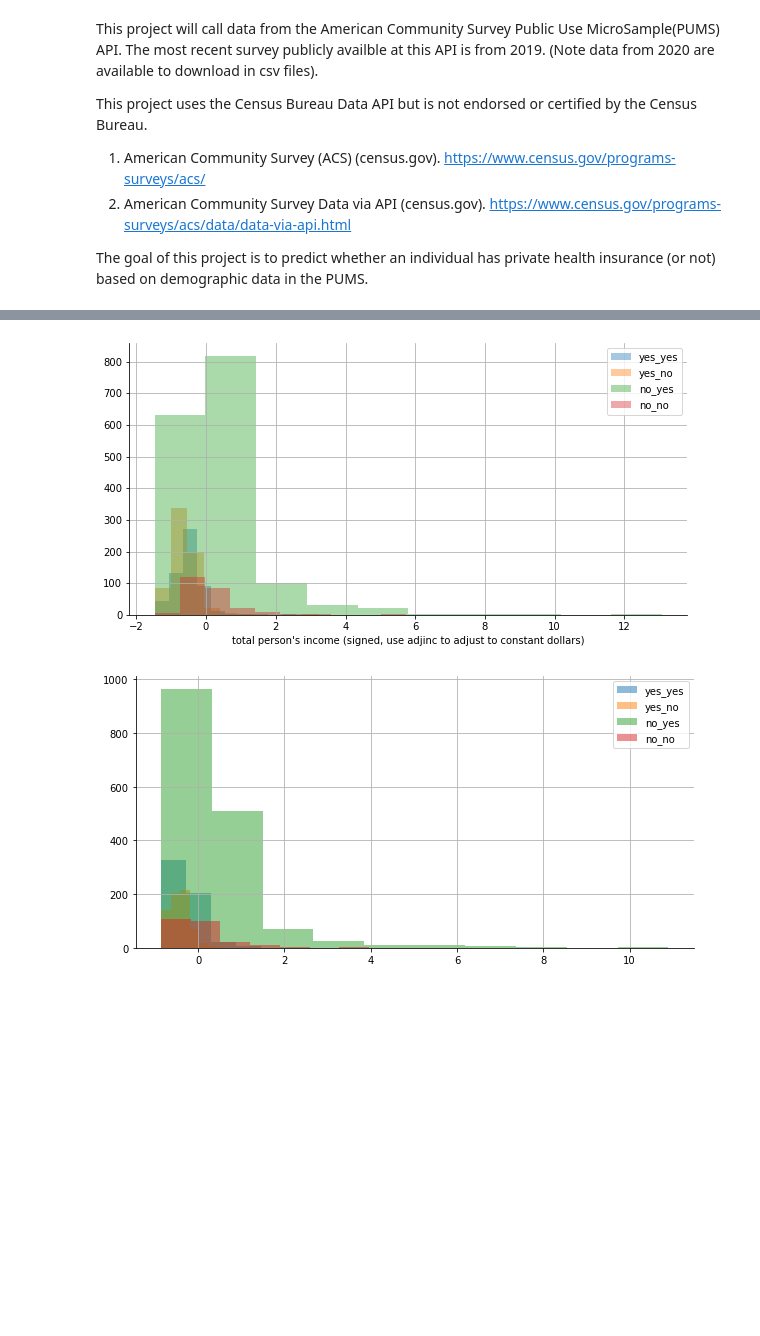
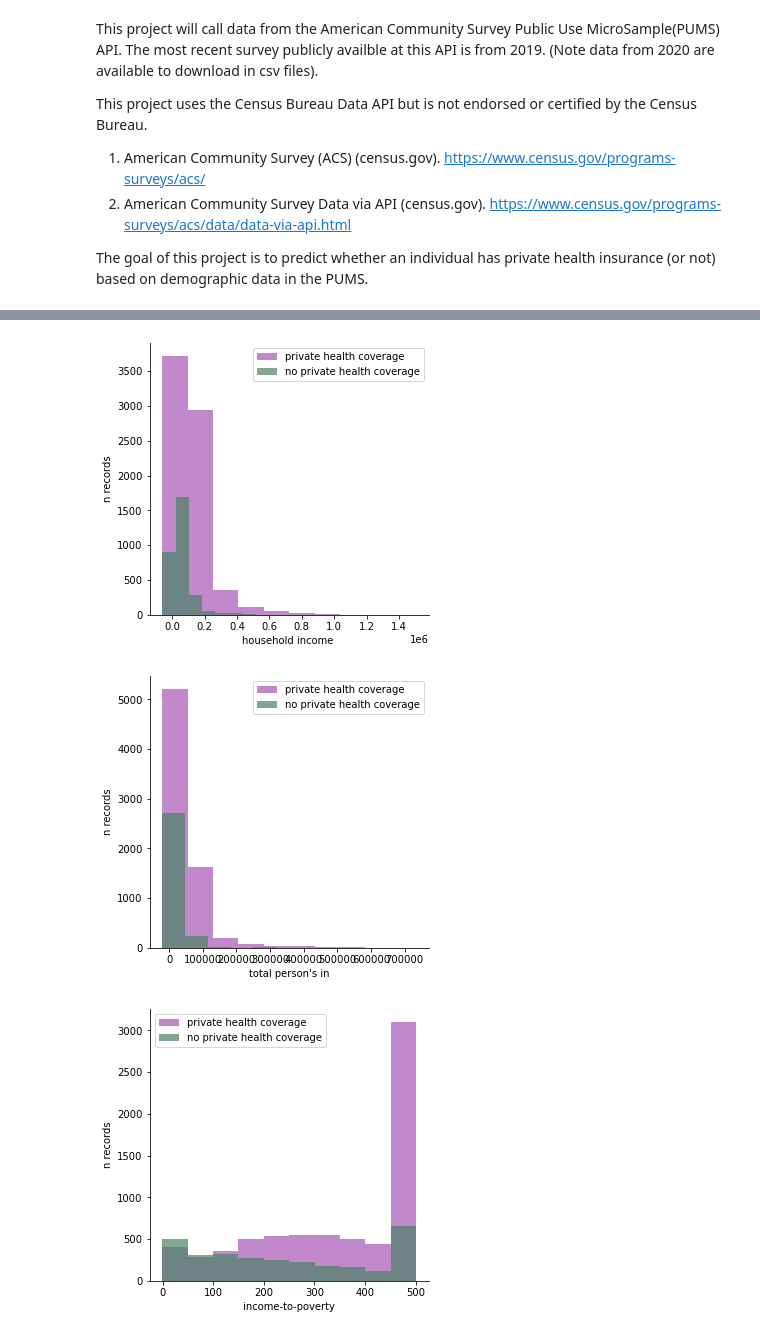
Before and after one commit to kadougherty/census_healthinsurance, a Jupyter notebook: 6.assessing final model.ipynb, the cells around one changed output, grey strips where cells are left out. Cells and saved outputs as stored; diff of their text form; code cells hidden in the pictures; blank space fills up the shorter version.

```diff
--- a/6.assessing final model.ipynb
+++ b/6.assessing final model.ipynb
@@ -106,26 +88,25 @@ no_no   = (y_pred == 0) & (y_test == 0)
-# %%
-fig = plt.figure(figsize=(10,5))
-ax = fig.add_subplot(111)
-alpha = 0.4
-outcome['HINCP'].loc[yes_yes].hist(ax=ax,alpha=alpha)
-outcome['HINCP'].loc[yes_no].hist(ax=ax,alpha=alpha)
-outcome['HINCP'].loc[no_yes].hist(ax=ax,alpha=alpha)
-outcome['HINCP'].loc[no_no].hist(ax=ax,alpha=alpha)
-sns.despine()
-plt.legend(labels=['yes_yes','yes_no','no_yes','no_no'])
-plt.xlabel(feat['HINCP'])
-plt.show()
-# %% [output]
-[figure, removed]
-# %%
-fig = plt.figure(figsize=(10,5))
-ax = fig.add_subplot(111)
-outcome['PINCP'].loc[yes_yes].hist(ax=ax,alpha=0.5)
-outcome['PINCP'].loc[yes_no].hist(ax=ax,alpha=0.5)
-outcome['PINCP'].loc[no_yes].hist(ax=ax,alpha=0.5)
-outcome['PINCP'].loc[no_no].hist(ax=ax,alpha=0.5)
-sns.despine()
-plt.legend(labels=['yes_yes','yes_no','no_yes','no_no'])
-plt.show()
-# %% [output]
-[figure, removed]
+# %%
+colors = sns.diverging_palette(145, 300,s=60, n=2,as_cmap=False)
+plot_feats = list(topfeat['features'])
+alpha = 0.7
+samp = pd.read_pickle(os.path.join(interimdatadir,'allstates_subsample200_eda_df.pkl'))
+
+for feature in plot_feats[:13]:
+    if feature.__contains__('_'):
+        continue
+    fig,ax = plt.subplots(figsize=(5,5))
+    ax=samp[feature][samp[target]==1].hist(alpha=alpha,color=colors[1])
+    samp[feature][samp[target]==0].hist(alpha=alpha,color=colors[0],ax=ax)
+    plt.legend(['private health coverage','no private health coverage'])
+    sns.despine()
+    plt.ylabel('n records')
+    plt.xlabel(codedict[feature][:17])
+    plt.grid(False)
+    plt.show()
+    figname = os.path.join(figdir,'dist_grouped_' + codedict[feature][:17] + '.png')
+    fig = ax.get_figure()
+    fig.savefig(figname,dpi=None,orientation='portrait', transparent=True,bbox_inches='tight')
+# %% [output]
+[figure, added]
+[figure, added]
+[figure, added]
```
Also changed, not shown: parts of 11 cells of this notebook, 34 other files.
